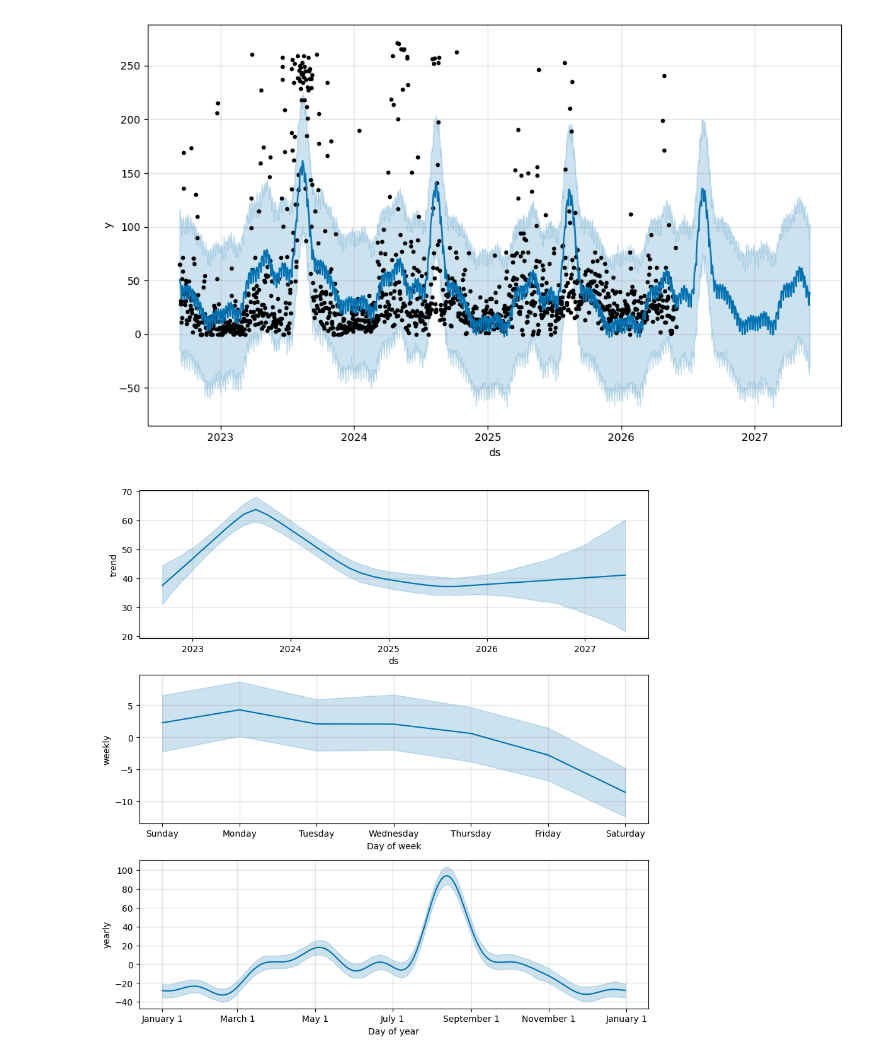
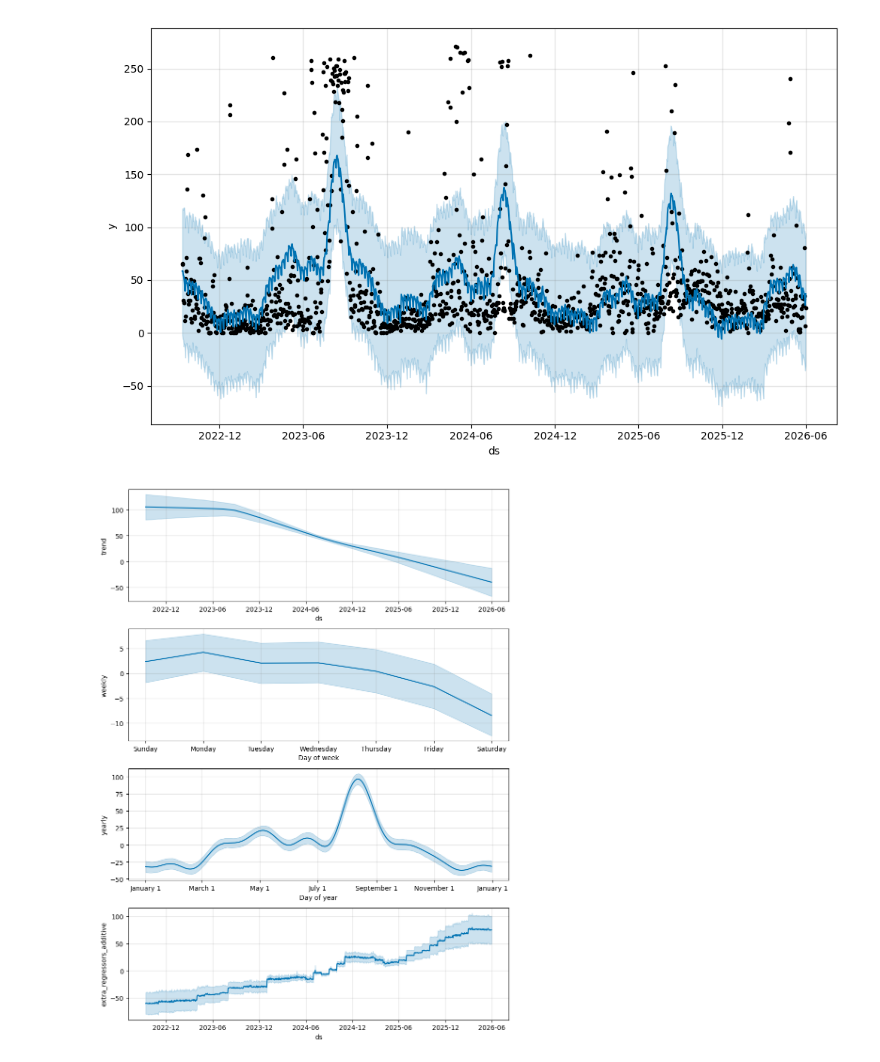
Before and after one commit to andrewkittredge/modo_energy, a Jupyter notebook: prophet.ipynb, the cells around one changed output. Cells and saved outputs as stored; diff of their text form; code cells hidden in the pictures.

Commit message:
working on prophet

```diff
--- a/prophet.ipynb
+++ b/prophet.ipynb
@@ -42,5 +50,6 @@ hub_prices = prices[prices["settlementPointName"] == "HB_HOUSTON"][
 # %%
-hub_prices_winsorized = pd.DataFrame(
-    {hub_prices.name: winsorize(hub_prices, limits=[None, 0.01])},
-    index=hub_prices.index,
+houston_weather_station_id = "USW00012960"
+wind_data = get_noaa_weather_data(
+    start, end, noaa_weather_station_id=houston_weather_station_id
 )
+wind_data = wind_data["Average daily wind speed"].ffill()
@@ -58,9 +56,21 @@ arbitrage_opportunity.plot()
 # %%
-prophet_data = arbitrage_opportunity.reset_index().rename(
-    columns={"deliveryDate": "ds", "arbitrage_opportunity": "y"}
+joined_data = arbitrage_opportunity.join(wind_data, how="inner").join(
+    ercot_bess_capacity, how="left"
 )
+prophet_data = (
+    joined_data.reset_index()
+    .rename(
+        columns={
+            "deliveryDate": "ds",
+            "arbitrage_opportunity": "y",
+            "Average daily wind speed": "wind_speed",
+        }
+    )
+    .ffill()
+)
 # %%
 model = Prophet(mcmc_samples=300)
-model.add_regressor()
+model.add_regressor("wind_speed")
+model.add_regressor("bess_capacity")
 model.fit(prophet_data)
 # %% [output]
@@ -70,10 +98,10 @@ future = model.make_future_dataframe(periods=365)
 # %%
-forecast = model.predict(future)
+fitted = model.predict(prophet_data)
 # %%
-fig1 = model.plot(forecast)
+fig1 = model.plot(fitted)
 # %% [output]
-[figure, old version]
+[figure, new version]
 # %%
-fig2 = m.plot_components(forecast)
+fig2 = model.plot_components(fitted)
 # %% [output]
-[figure, old version]
+[figure, new version]
```
Also changed, not shown: parts of 10 cells of this notebook, 3 other files.
